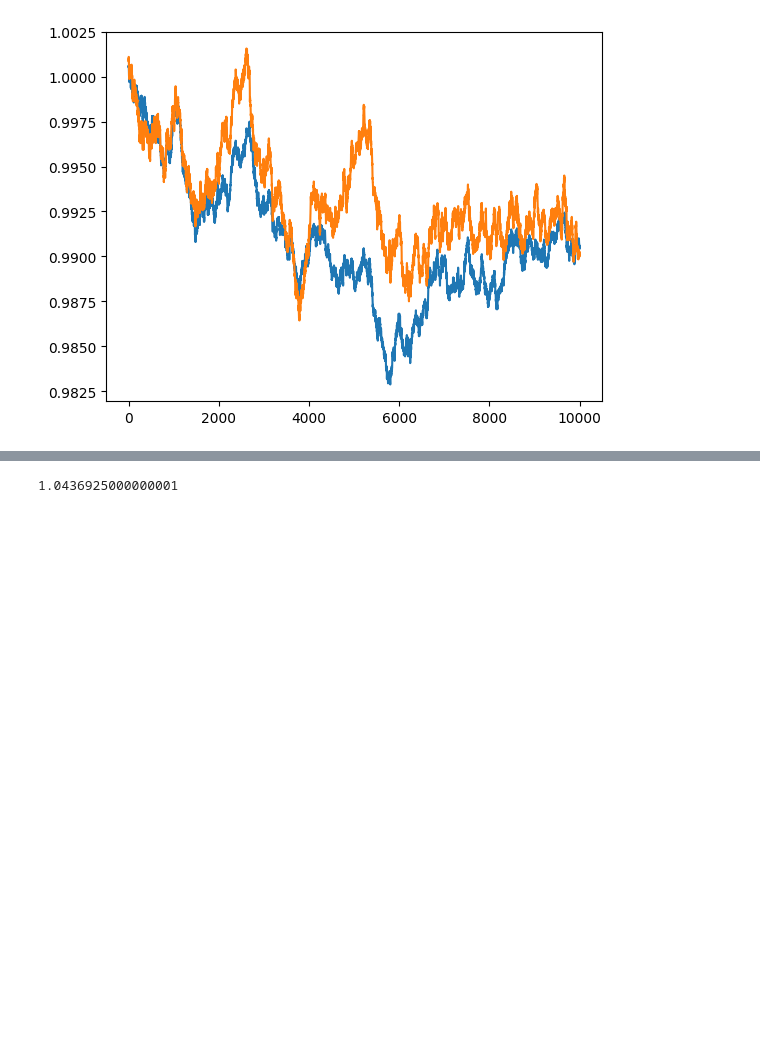
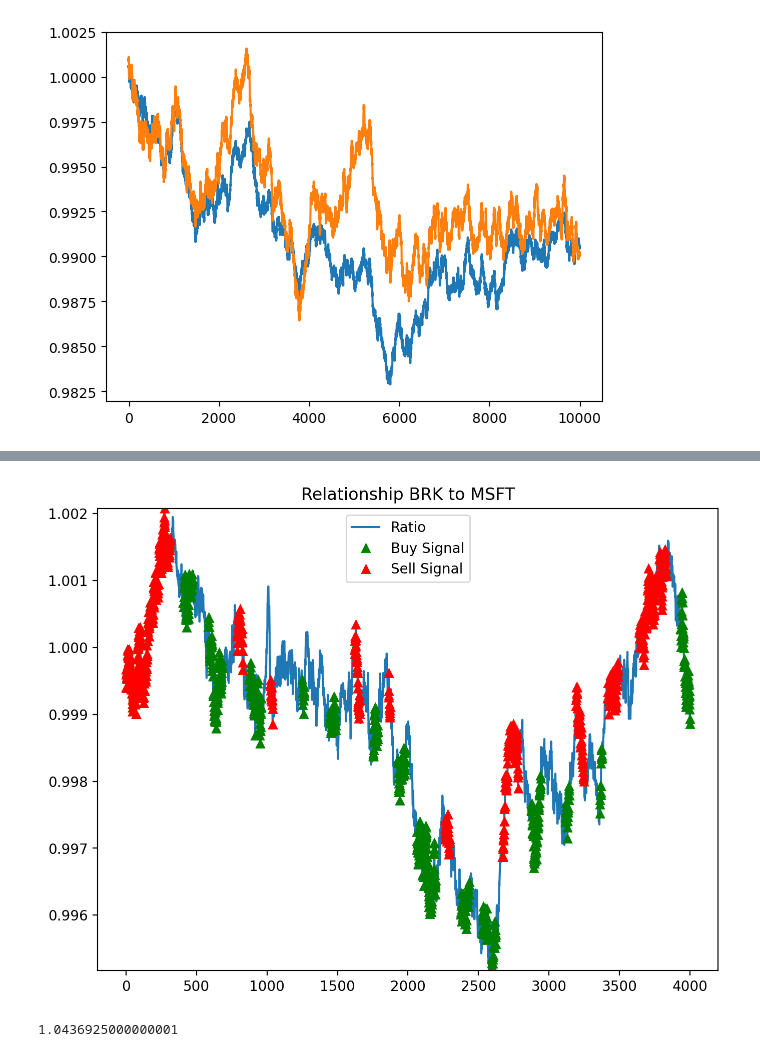
Before and after one commit to MoisheKeselman/IMC-Prosperity-HAM, a Jupyter notebook: imc_prosperity_ham/data_display.ipynb, the cells around one changed output, grey strips where cells are left out. Cells and saved outputs as stored; diff of their text form; code cells hidden in the pictures; blank space fills up the shorter version.

```diff
--- a/imc_prosperity_ham/data_display.ipynb
+++ b/imc_prosperity_ham/data_display.ipynb
@@ -20,3 +49,22 @@ plt.plot(x_vals, standardized_coco_price, x_vals, standardized_pina_price)
+# %%
+figure(figsize=(8, 6), dpi=200)
+
+ratio_graph = ratio[:4000]
+
+ratio_graph.plot()
+buy = ratio_graph.copy()
+sell = ratio_graph.copy()
+buy[zscore_20_5>-1] = 0
+sell[zscore_20_5<1] = 0
+buy.plot(color='g', linestyle='None', marker='^')
+sell.plot(color='r', linestyle='None', marker='^')
+x1, x2, y1, y2 = plt.axis()
+plt.axis((x1, x2, ratio_graph.min(), ratio_graph.max()))
+plt.legend(['Ratio', 'Buy Signal', 'Sell Signal'])
+plt.title('Relationship BRK to MSFT')
+plt.show()
+# %% [output]
+[figure, added]
 # %%
 trading_matrix = \
 [[1,    0.5,    1.45,   0.75],
```
Also changed, not shown: parts of 3 cells of this notebook.
